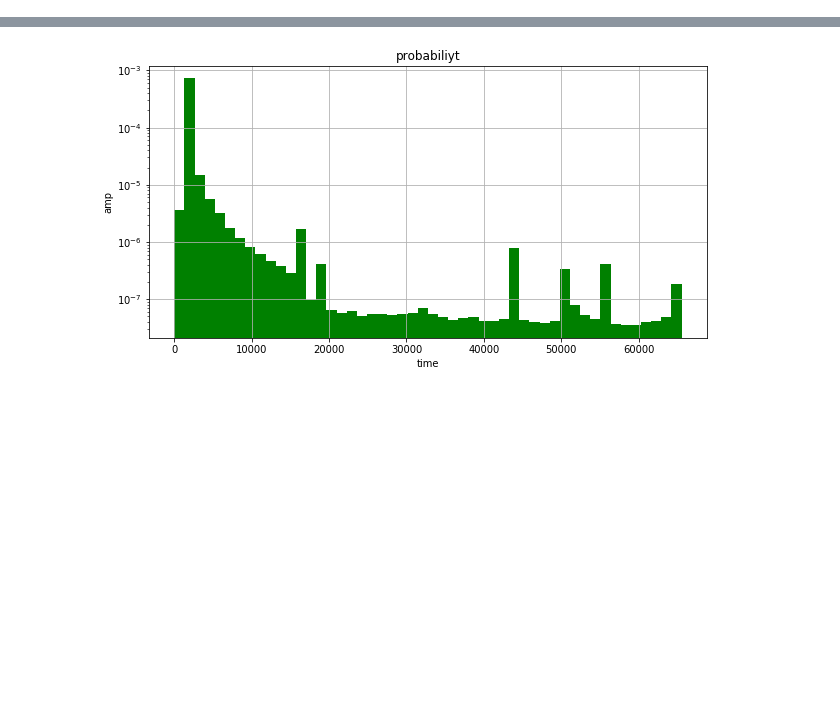
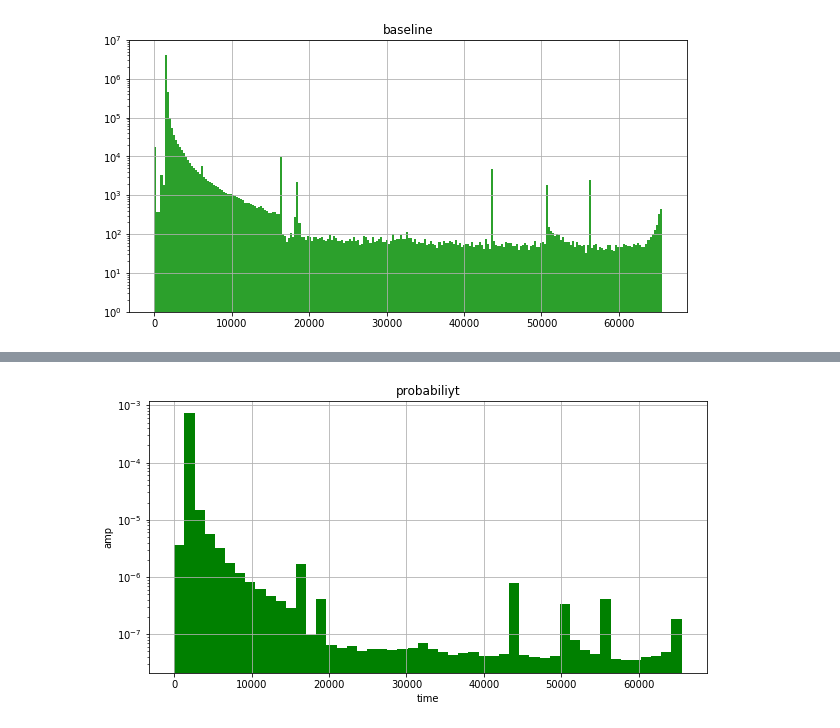
Before and after one commit to fdolek/xflic, a Jupyter notebook: sig2.ipynb, the cells around one changed output, grey strips where cells are left out. Saved outputs shown, nothing was run; the diff lists cells and outputs as text; code cells hidden in the pictures; blank space fills up the shorter version.

```diff
--- a/sig2.ipynb
+++ b/sig2.ipynb
@@ -34,0 +46,10 @@ plt.show()
+# %%
+signsq = (1 + 1) / 12.0
+bs = 1 / np.sqrt(2 * 3.14 * signsq) * np.exp(-s ** 2 / 2 / signsq)
+plt.hist(s-bs, bins = 250, log=True, histtype='bar' , color='C2')
+plt.title('baseline')
+plt.ylim((1,10000000))
+plt.grid()
+plt.show()
+# %% [output]
+[figure, added]
```
Also changed, not shown: parts of 7 cells of this notebook.
